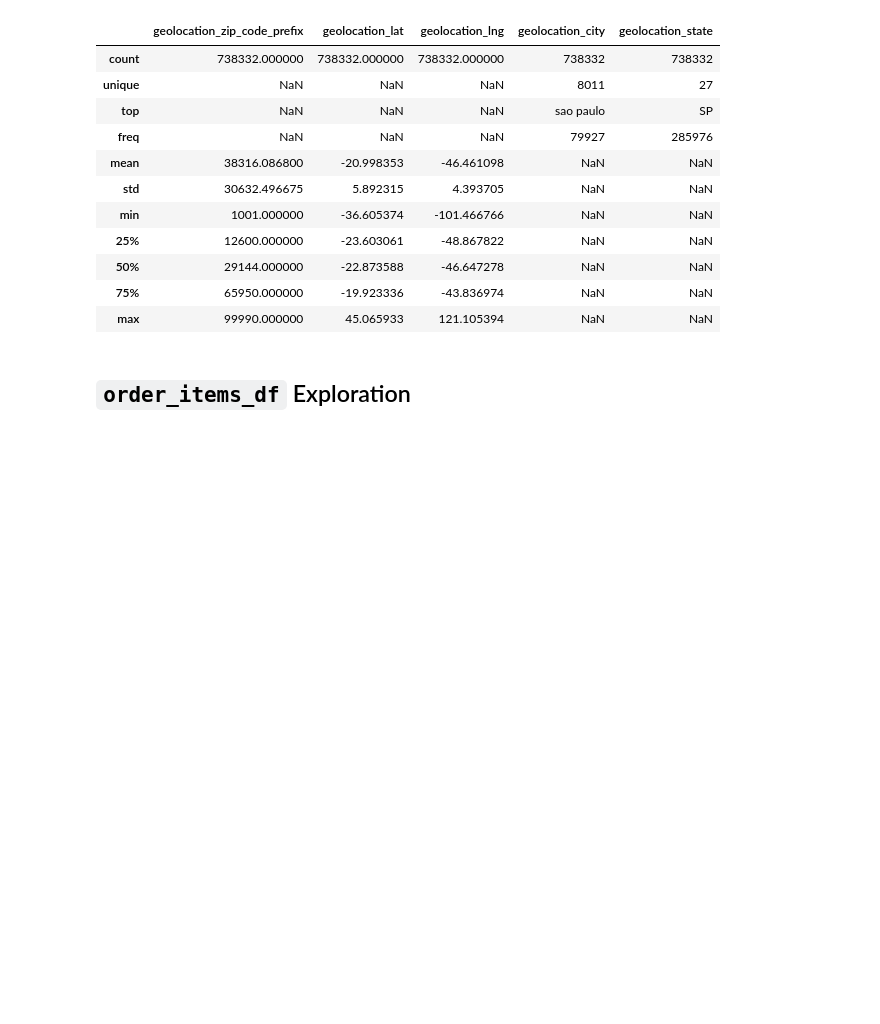
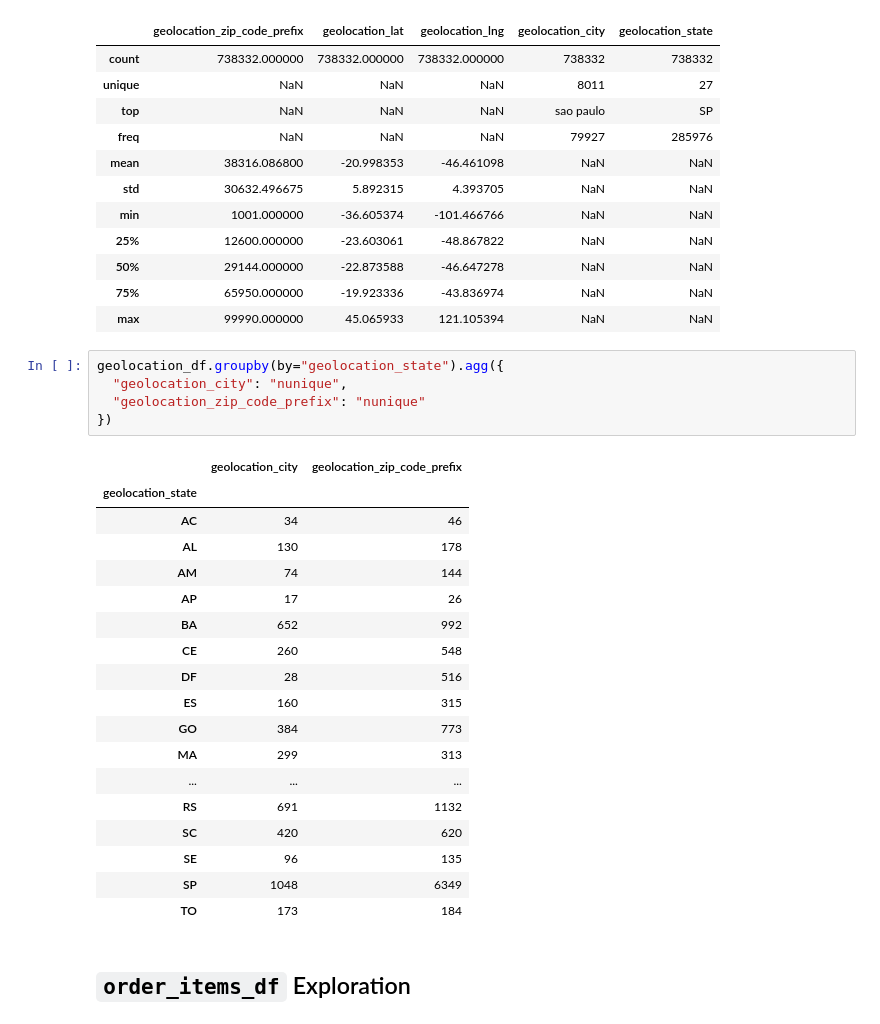
Before and after one commit to naufalmuafi/e-commerce_analysis_project, a Jupyter notebook: main.ipynb, the cells around one changed output. Saved outputs shown, nothing was run; the diff lists cells and outputs as text; blank space fills up the shorter version.

```diff
--- a/main.ipynb
+++ b/main.ipynb
@@ -905,6 +888,30 @@ geolocation_df.describe(include="all")
 | 50% | 29144.000000 | -22.873588 | -46.647278 | NaN | NaN |
 | 75% | 65950.000000 | -19.923336 | -43.836974 | NaN | NaN |
 | max | 99990.000000 | 45.065933 | 121.105394 | NaN | NaN |
+# %%
+geolocation_df.groupby(by="geolocation_state").agg({
+  "geolocation_city": "nunique",
+  "geolocation_zip_code_prefix": "nunique"
+})
+# %% [output]
+|  | geolocation_city | geolocation_zip_code_prefix |
+| geolocation_state |  |  |
+| AC | 34 | 46 |
+| AL | 130 | 178 |
+| AM | 74 | 144 |
+| AP | 17 | 26 |
+| BA | 652 | 992 |
+| CE | 260 | 548 |
+| DF | 28 | 516 |
+| ES | 160 | 315 |
+| GO | 384 | 773 |
+| MA | 299 | 313 |
+| ... | ... | ... |
+| RS | 691 | 1132 |
+| SC | 420 | 620 |
+| SE | 96 | 135 |
+| SP | 1048 | 6349 |
+| TO | 173 | 184 |
 # %% [markdown]
 ## `order_items_df` Exploration
 # %%
```
Also changed, not shown: parts of 4 cells of this notebook.
